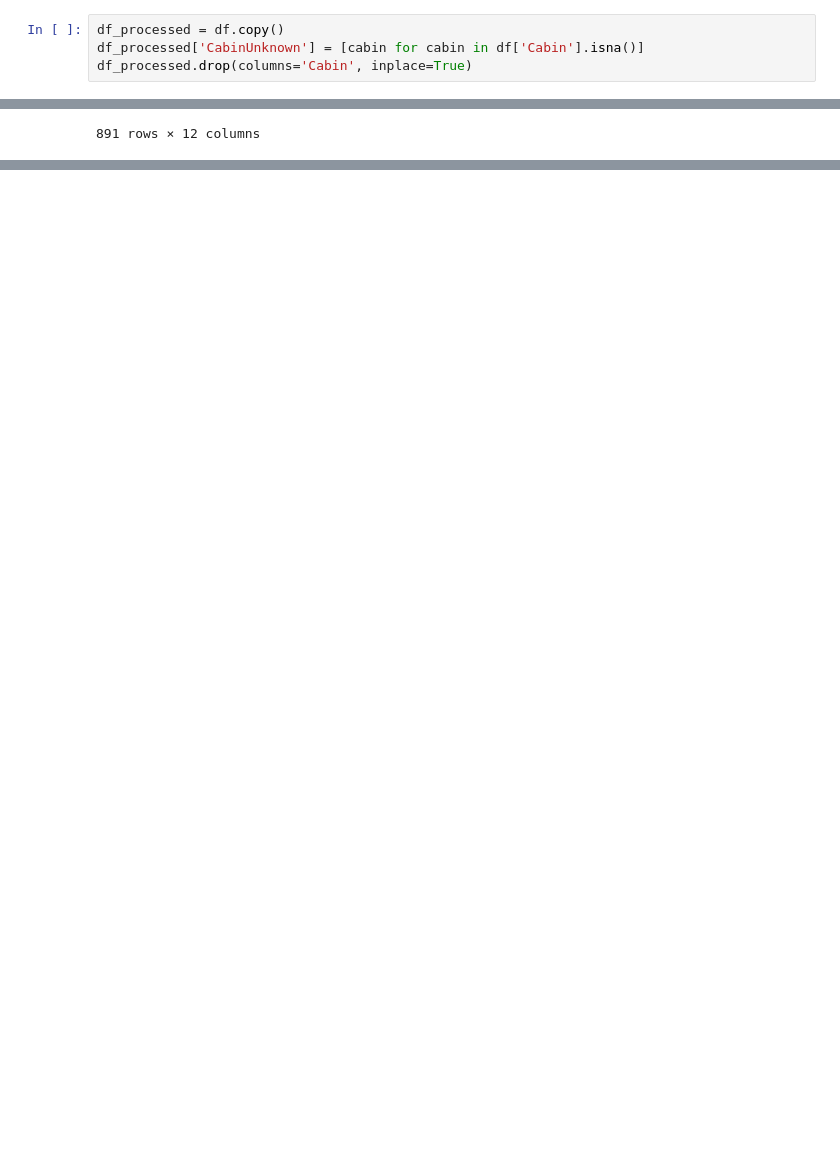
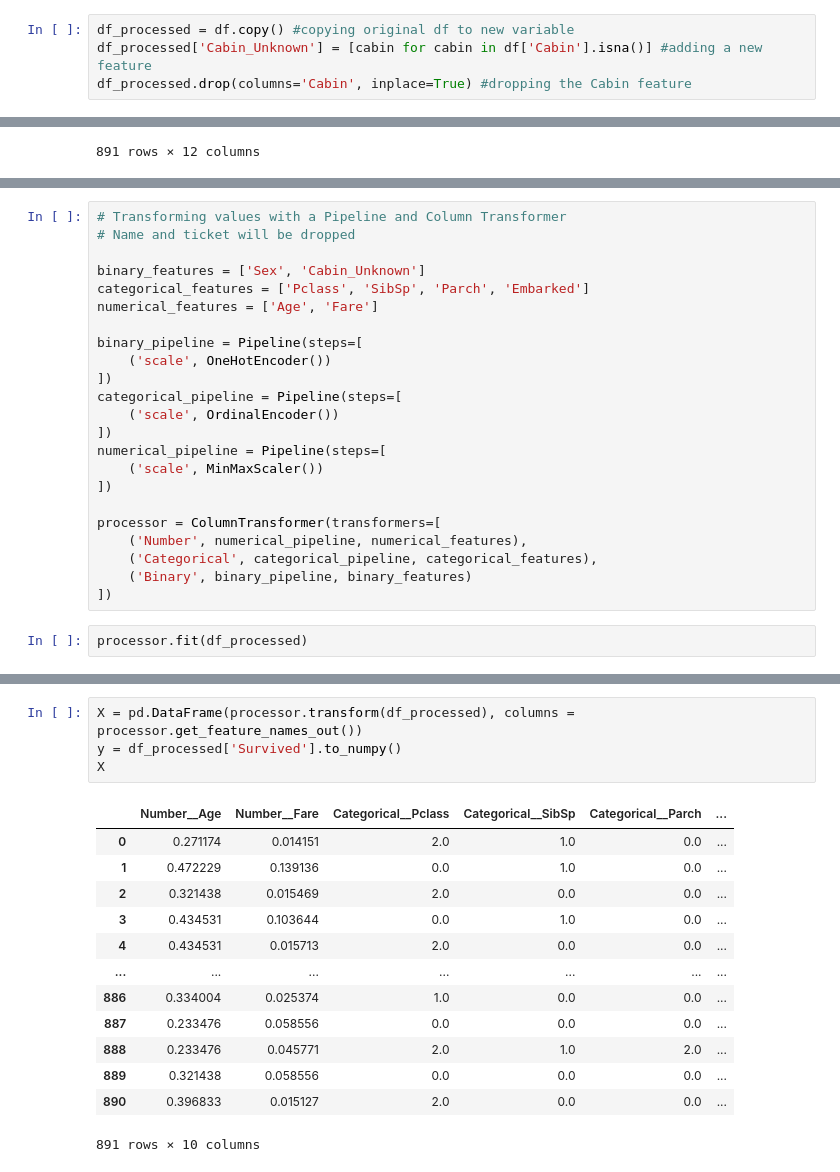
Before and after one commit to mik5owski/titanic, a Jupyter notebook: titanic.ipynb, the cells around one changed output, grey strips where cells are left out. Saved outputs shown, nothing was run; the diff lists cells and outputs as text; blank space fills up the shorter version.

```diff
--- a/titanic.ipynb
+++ b/titanic.ipynb
@@ -229,7 +265,7 @@ Knowing that most of the people without cabin numbers perished, I will introduce
 # %%
-df_processed = df.copy()
-df_processed['CabinUnknown'] = [cabin for cabin in df['Cabin'].isna()]
-df_processed.drop(columns='Cabin', inplace=True)
+df_processed = df.copy() #copying original df to new variable
+df_processed['Cabin_Unknown'] = [cabin for cabin in df['Cabin'].isna()] #adding a new feature
+df_processed.drop(columns='Cabin', inplace=True) #dropping the Cabin feature
 # %%
 df_processed
 # %% [output]
@@ -285,0 +320,25 @@ dtype: int64
+# %%
+# Transforming values with a Pipeline and Column Transformer
+# Name and ticket will be dropped
+
+binary_features = ['Sex', 'Cabin_Unknown']
+categorical_features = ['Pclass', 'SibSp', 'Parch', 'Embarked']
+numerical_features = ['Age', 'Fare']
+
+binary_pipeline = Pipeline(steps=[
+    ('scale', OneHotEncoder())
+])
+categorical_pipeline = Pipeline(steps=[
+    ('scale', OrdinalEncoder())
+])
+numerical_pipeline = Pipeline(steps=[
+    ('scale', MinMaxScaler())
+])
+
+processor = ColumnTransformer(transformers=[
+    ('Number', numerical_pipeline, numerical_features),
+    ('Categorical', categorical_pipeline, categorical_features),
+    ('Binary', binary_pipeline, binary_features)
+])
+# %%
+processor.fit(df_processed)
@@ -285,0 +355,18 @@ dtype: int64
+# %%
+X = pd.DataFrame(processor.transform(df_processed), columns = processor.get_feature_names_out())
+y = df_processed['Survived'].to_numpy()
+X
+# %% [output]
+|  | Number__Age | Number__Fare | Categorical__Pclass | Categorical__SibSp | Categorical__Parch | ... |
+| 0 | 0.271174 | 0.014151 | 2.0 | 1.0 | 0.0 | ... |
+| 1 | 0.472229 | 0.139136 | 0.0 | 1.0 | 0.0 | ... |
+| 2 | 0.321438 | 0.015469 | 2.0 | 0.0 | 0.0 | ... |
+| 3 | 0.434531 | 0.103644 | 0.0 | 1.0 | 0.0 | ... |
+| 4 | 0.434531 | 0.015713 | 2.0 | 0.0 | 0.0 | ... |
+| ... | ... | ... | ... | ... | ... | ... |
+| 886 | 0.334004 | 0.025374 | 1.0 | 0.0 | 0.0 | ... |
+| 887 | 0.233476 | 0.058556 | 0.0 | 0.0 | 0.0 | ... |
+| 888 | 0.233476 | 0.045771 | 2.0 | 1.0 | 2.0 | ... |
+| 889 | 0.321438 | 0.058556 | 0.0 | 0.0 | 0.0 | ... |
+| 890 | 0.396833 | 0.015127 | 2.0 | 0.0 | 0.0 | ... |
+891 rows × 10 columns
```
Also changed, not shown: parts of 47 cells of this notebook, 1 other file.
